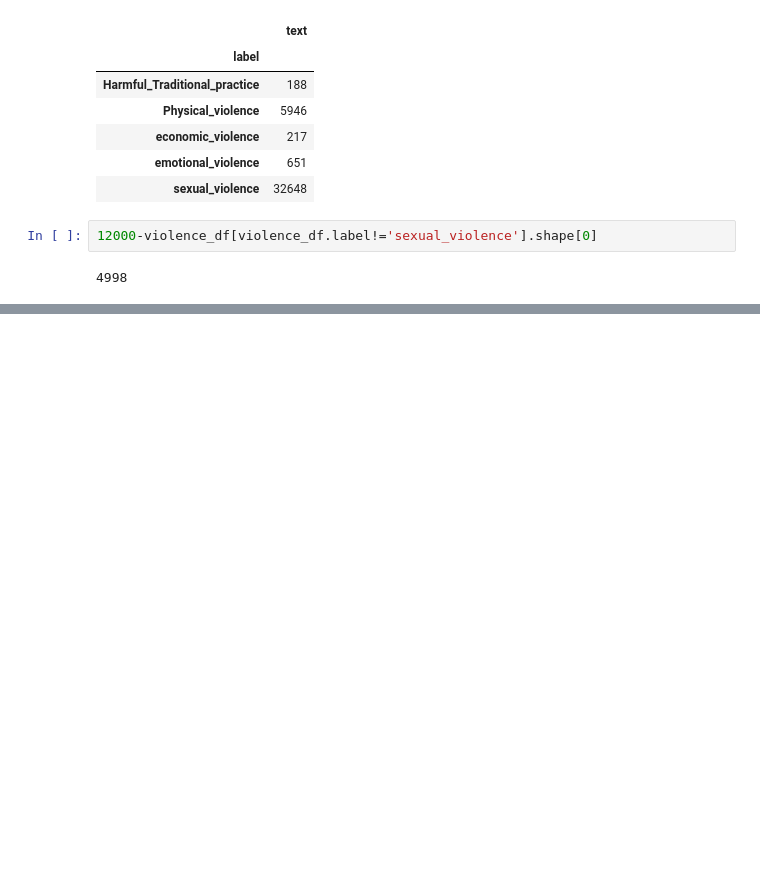
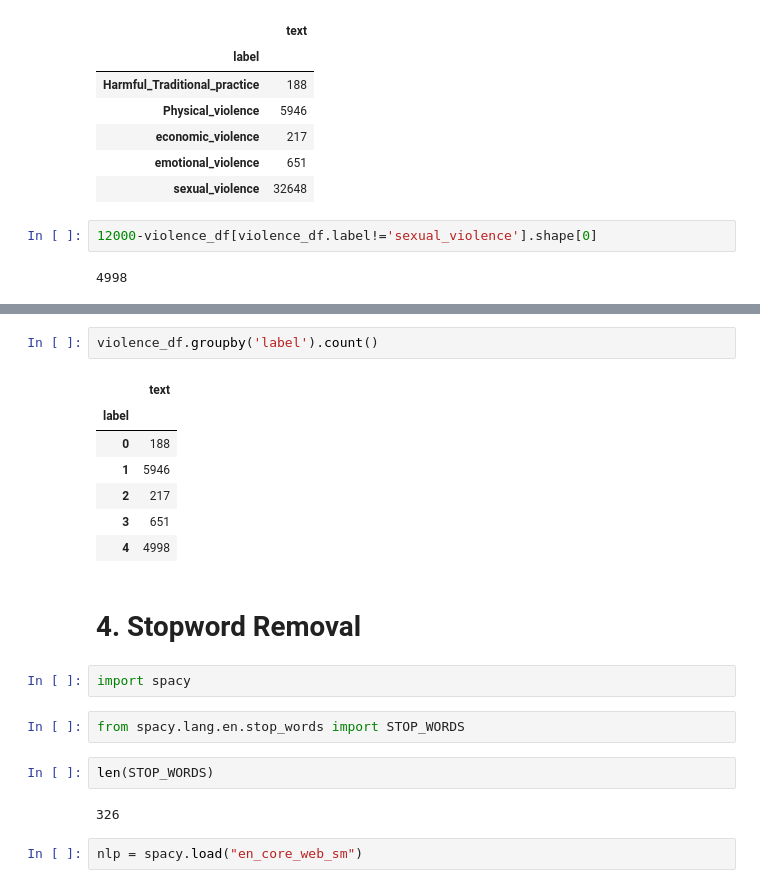
Before and after one commit to LLWICK/Multi-Task-NLP-model-with-LSTM-Emotions, a Jupyter notebook: Training/Training.ipynb, the cells around one changed output, grey strips where cells are left out. Saved outputs shown, nothing was run; the diff lists cells and outputs as text; blank space fills up the shorter version.

Commit message:
preprocessing-stop word removal

```diff
--- a/Training/Training.ipynb
+++ b/Training/Training.ipynb
@@ -182,0 +284,22 @@ violence_df.groupby('label').count()
+# %%
+violence_df.groupby('label').count()
+# %% [output]
+|  | text |
+| label |  |
+| 0 | 188 |
+| 1 | 5946 |
+| 2 | 217 |
+| 3 | 651 |
+| 4 | 4998 |
+# %% [markdown]
+# 4. Stopword Removal
+# %%
+import spacy
+# %%
+from spacy.lang.en.stop_words import STOP_WORDS
+# %%
+len(STOP_WORDS)
+# %% [output]
+326
+# %%
+nlp = spacy.load("en_core_web_sm")
```
Also changed, not shown: parts of 27 cells of this notebook.
